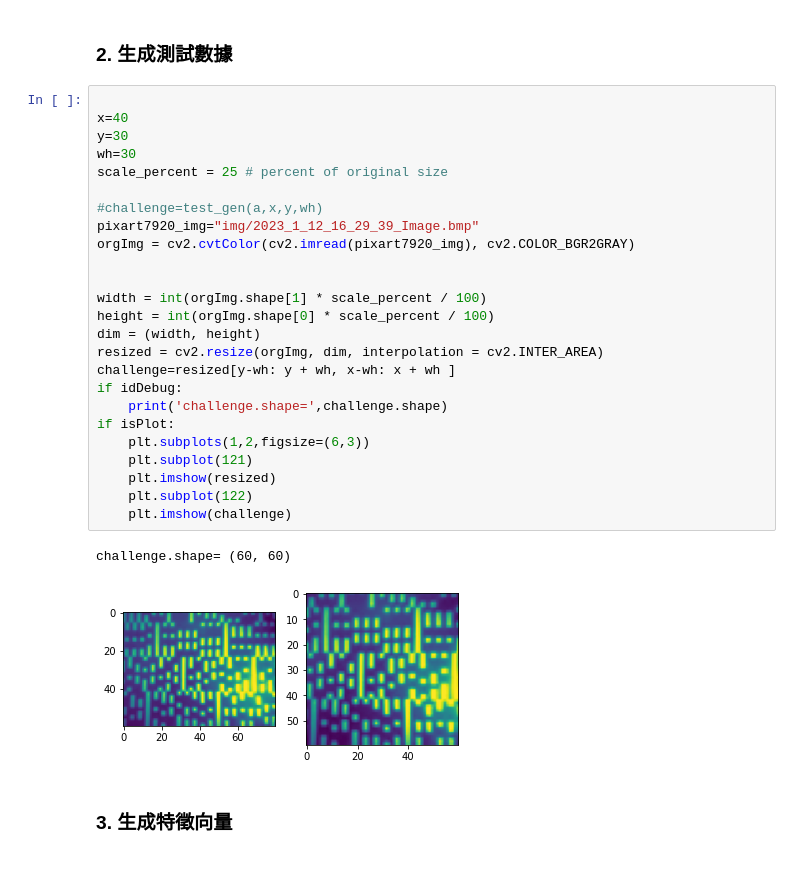
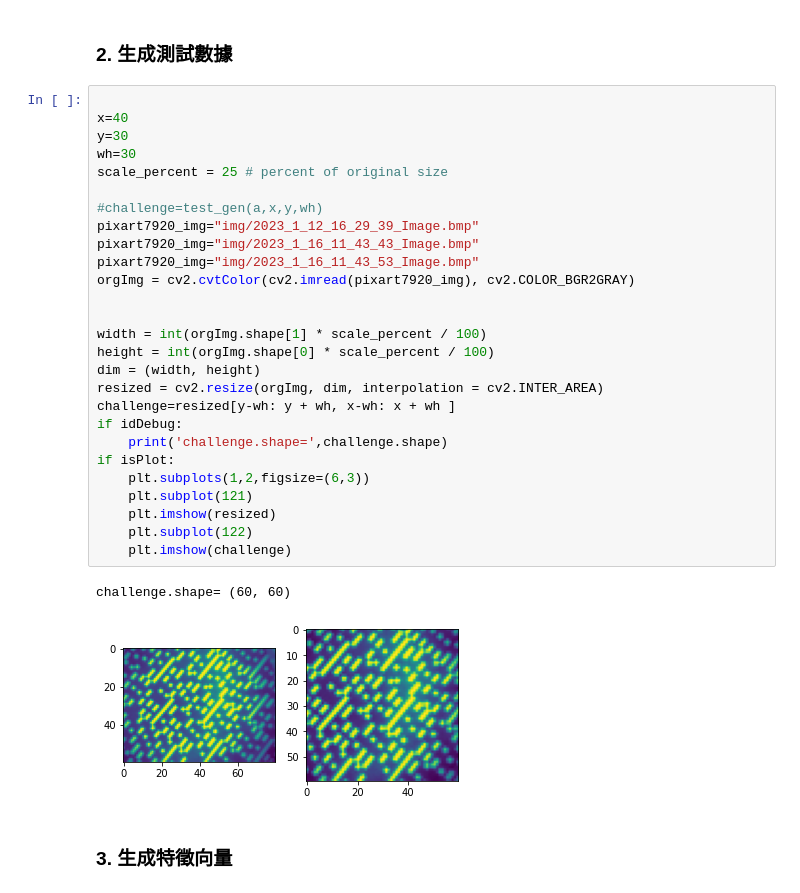
Before and after one commit to itemhsu/absCode2D, a Jupyter notebook: 5.1 one color code - pixart7920 - rotate-phase align.ipynb, the cells around one changed output. Drawn from its saved outputs; the diff is of its cells as text.

```diff
--- a/5.1 one color code - pixart7920 - rotate-phase align.ipynb
+++ b/5.1 one color code - pixart7920 - rotate-phase align.ipynb
@@ -112,31 +112,33 @@ def genFeatureVector(a,x,y):
 # %%
 
 x=40
 y=30
 wh=30
 scale_percent = 25 # percent of original size
 
 #challenge=test_gen(a,x,y,wh)
 pixart7920_img="img/2023_1_12_16_29_39_Image.bmp"
+pixart7920_img="img/2023_1_16_11_43_43_Image.bmp"
+pixart7920_img="img/2023_1_16_11_43_53_Image.bmp"
 orgImg = cv2.cvtColor(cv2.imread(pixart7920_img), cv2.COLOR_BGR2GRAY)
 
 
 width = int(orgImg.shape[1] * scale_percent / 100)
 height = int(orgImg.shape[0] * scale_percent / 100)
 dim = (width, height)
 resized = cv2.resize(orgImg, dim, interpolation = cv2.INTER_AREA)
 challenge=resized[y-wh: y + wh, x-wh: x + wh ]
 if idDebug:
     print('challenge.shape=',challenge.shape)
 if isPlot:
     plt.subplots(1,2,figsize=(6,3))
     plt.subplot(121)
     plt.imshow(resized)
     plt.subplot(122)
     plt.imshow(challenge)
 # %% [output]
 challenge.shape= (60, 60)
-[figure, old version]
+[figure, new version]
 # %% [markdown]
 ### 3. 生成特徵向量
 # %%
```
Also changed, not shown: parts of 9 cells of this notebook.
